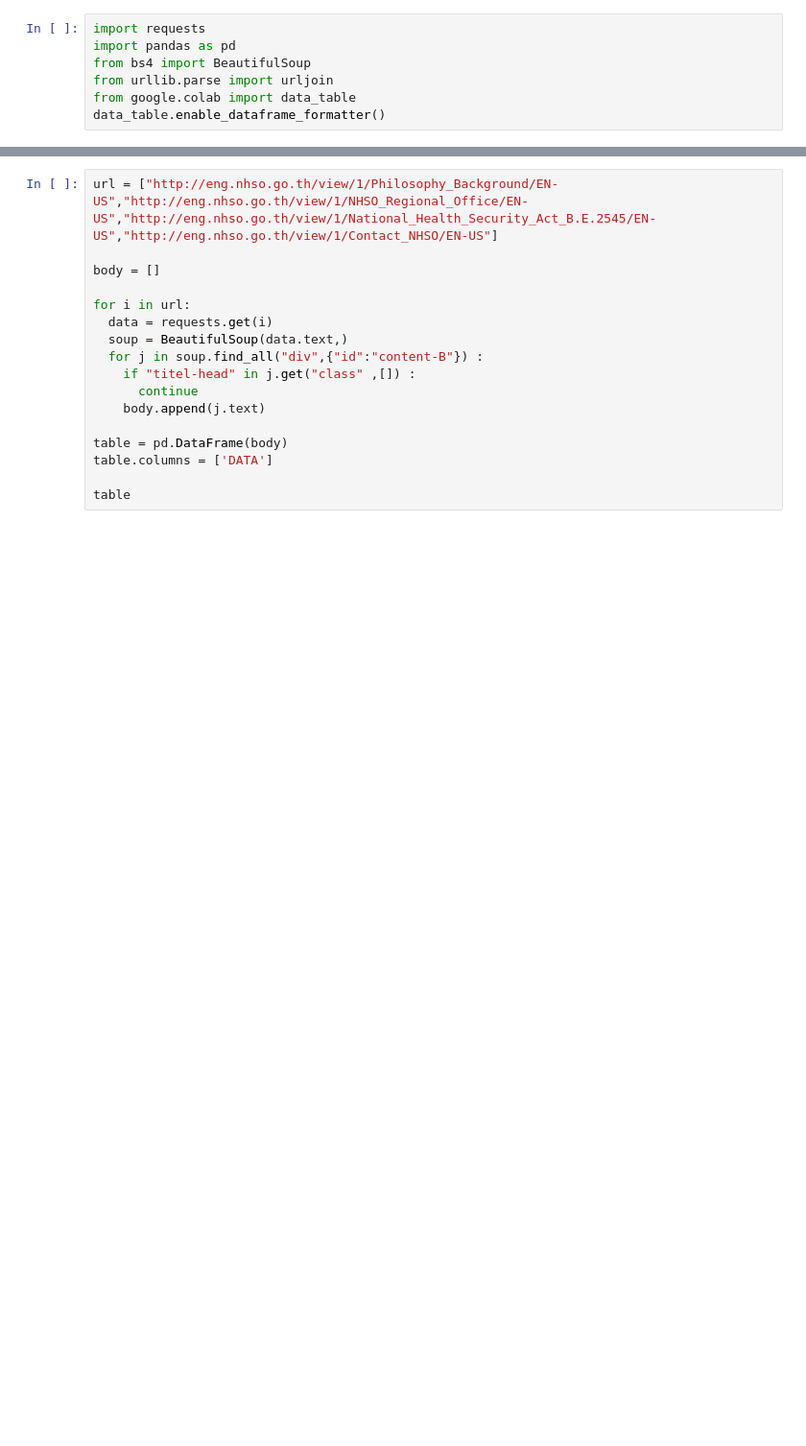
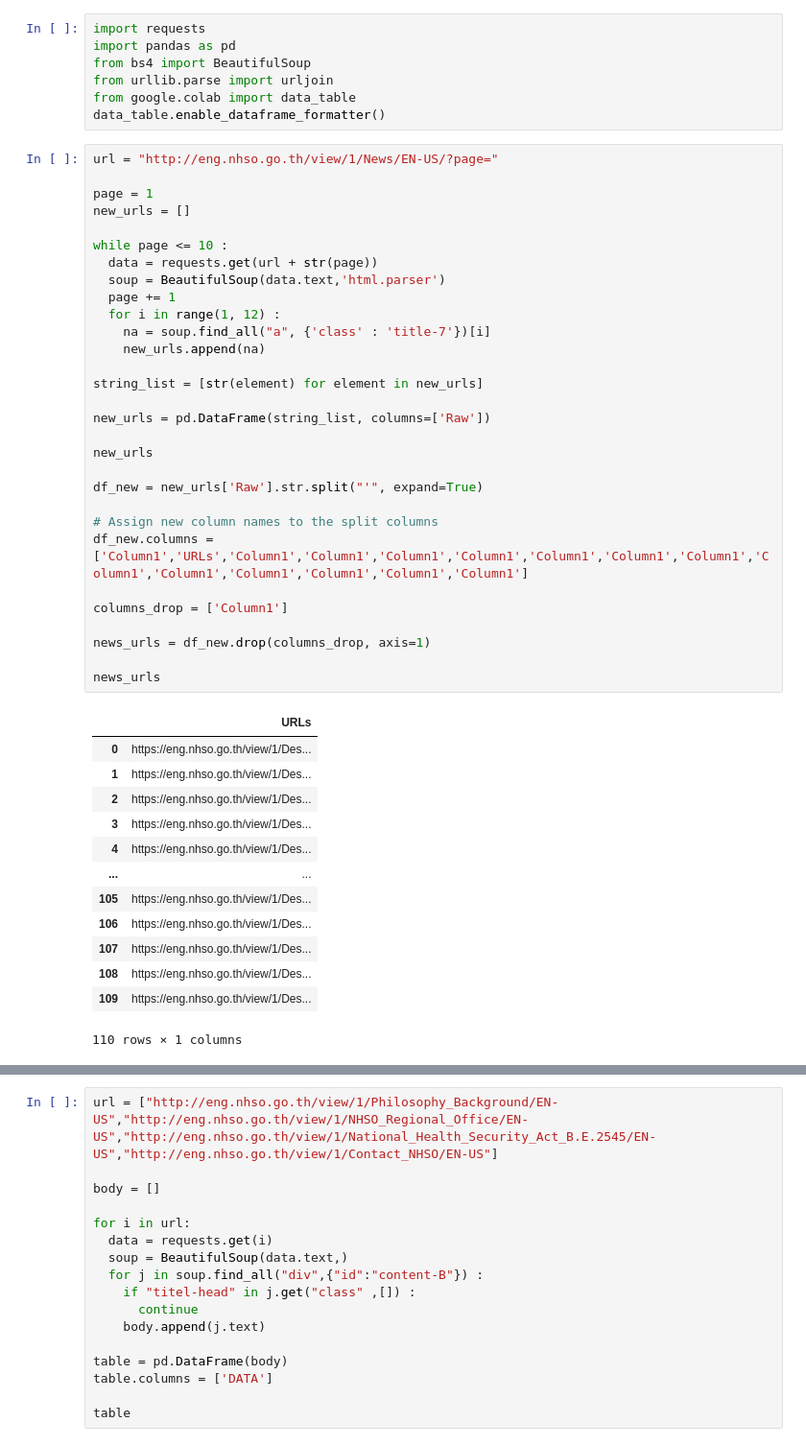
Before and after one commit to nhso/eng-nsho-scraping, a Jupyter notebook: สปสช_scraping.ipynb, the cells around one changed output, grey strips where cells are left out. Shown at 96% size. Cells and saved outputs as stored; diff of their text form; blank space fills up the shorter version.

```diff
--- a/สปสช_scraping.ipynb
+++ b/สปสช_scraping.ipynb
@@ -7,3 +7,47 @@ from bs4 import BeautifulSoup
 from urllib.parse import urljoin
 from google.colab import data_table
 data_table.enable_dataframe_formatter()
+# %%
+url = "http://eng.nhso.go.th/view/1/News/EN-US/?page="
+
+page = 1
+new_urls = []
+
+while page <= 10 :
+  data = requests.get(url + str(page))
+  soup = BeautifulSoup(data.text,'html.parser')
+  page += 1
+  for i in range(1, 12) :
+    na = soup.find_all("a", {'class' : 'title-7'})[i]
+    new_urls.append(na)
+
+string_list = [str(element) for element in new_urls]
+
+new_urls = pd.DataFrame(string_list, columns=['Raw'])
+
+new_urls
+
+df_new = new_urls['Raw'].str.split("'", expand=True)
+
+# Assign new column names to the split columns
+df_new.columns = ['Column1','URLs','Column1','Column1','Column1','Column1','Column1','Column1','Column1','Column1','Column1','Column1','Column1','Column1','Column1']
+
+columns_drop = ['Column1']
+
+news_urls = df_new.drop(columns_drop, axis=1)
+
+news_urls
+# %% [output]
+|  | URLs |
+| 0 | https://eng.nhso.go.th/view/1/Des... |
+| 1 | https://eng.nhso.go.th/view/1/Des... |
+| 2 | https://eng.nhso.go.th/view/1/Des... |
+| 3 | https://eng.nhso.go.th/view/1/Des... |
+| 4 | https://eng.nhso.go.th/view/1/Des... |
+| ... | ... |
+| 105 | https://eng.nhso.go.th/view/1/Des... |
+| 106 | https://eng.nhso.go.th/view/1/Des... |
+| 107 | https://eng.nhso.go.th/view/1/Des... |
+| 108 | https://eng.nhso.go.th/view/1/Des... |
+| 109 | https://eng.nhso.go.th/view/1/Des... |
+110 rows × 1 columns
```
Also changed, not shown: parts of 4 cells of this notebook.
